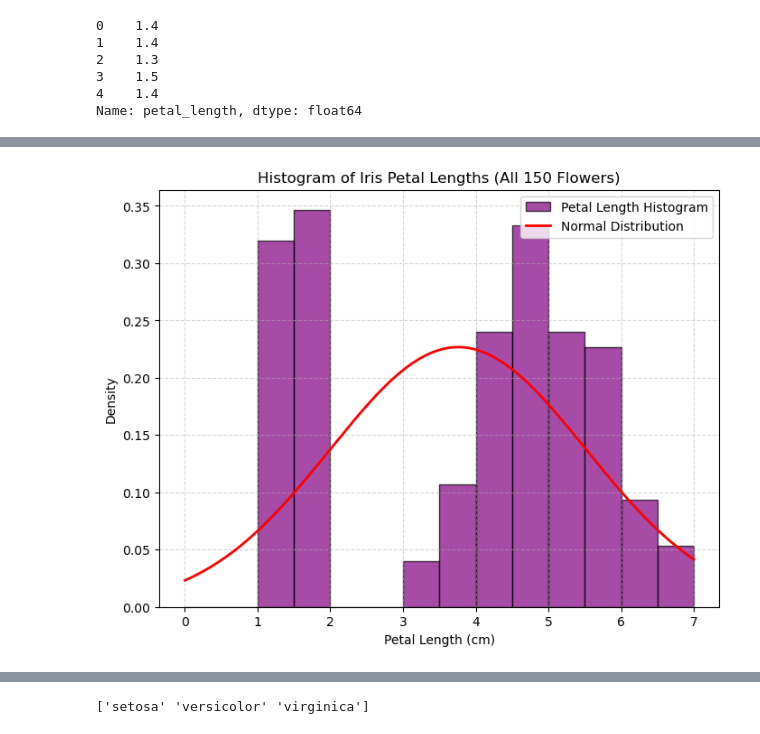
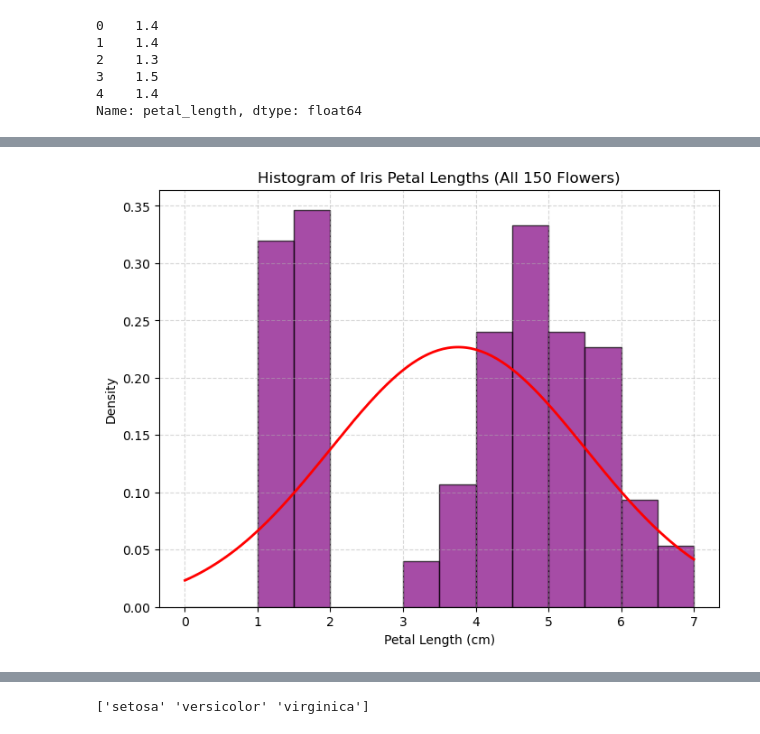
Before and after one commit to Maroua-El-Imame/applied-statistics-assessment, a Jupyter notebook: problems.ipynb, the cells around one changed output, grey strips where cells are left out. Cells and saved outputs as stored; diff of their text form; code cells hidden in the pictures.

```diff
--- a/problems.ipynb
+++ b/problems.ipynb
@@ -93,31 +154,34 @@ plt.show()
 # %%
 # Normal distribution documentaion
 # https://cache-docs.scipy.org/doc/scipy-1.8.0/reference/generated/scipy.stats.norm.html
+
+# NumPy documentation for calculating the mean
+# https://numpy.org/doc/stable/reference/generated/numpy.mean.html
+
+# NumPy documentation for calculating the standard deviation
+# https://numpy.org/doc/stable/reference/generated/numpy.std.html
 
 # calculate mean and standard deviation
 mean = np.mean(petal_length)
 std = np.std(petal_length)
 
 # create histogram
 plt.figure(figsize=(8, 6))
 
-plt.hist(petal_length, bins=np.linspace(0, 7, 15),
-         color='purple', edgecolor='black', alpha=0.7,
-         density=True, label='Petal Length Histogram')
+plt.hist(petal_length, bins=np.linspace(0, 7, 15), color='purple', edgecolor='black', alpha=0.7, density=True, label='Petal Length Histogram')
 
 # superimpose normal distribution using stats.norm
 x = np.linspace(0, 7, 200)
 plt.plot(x, stats.norm.pdf(x, mean, std),
          color='red', linewidth=2, label='Normal Distribution')
 
 # add labels and title
 plt.title('Histogram of Iris Petal Lengths (All 150 Flowers)')
 plt.xlabel('Petal Length (cm)')
 plt.ylabel('Density')
 plt.grid(True, linestyle='--', alpha=0.5)
-plt.legend()
 
 plt.show()
 # %% [output]
-[figure, old version]
+[figure, new version]
 # %% [markdown]
```
Also changed, not shown: parts of 22 cells of this notebook.
